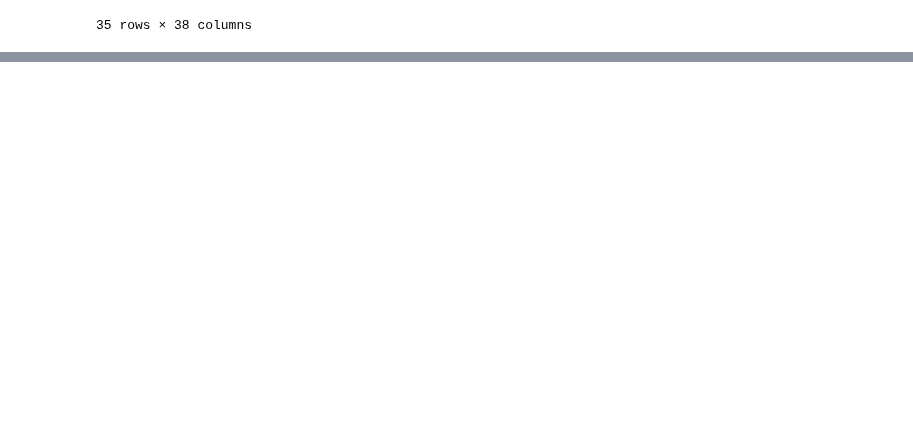
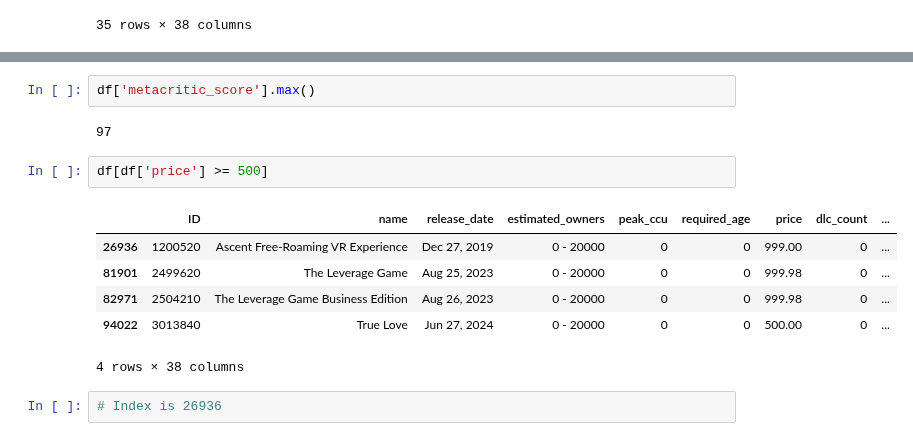
Before and after one commit to whoshilo/AI, a Jupyter notebook: Semester 1/Games/Mr. President, he's gaming.ipynb, the cells around one changed output, grey strips where cells are left out. Drawn from its saved outputs; the diff is of its cells as text; blank space fills up the shorter version.

```diff
--- a/Semester 1/Games/Mr. President, he's gaming.ipynb
+++ b/Semester 1/Games/Mr. President, he's gaming.ipynb
@@ -90,0 +97,15 @@ array(['Indie,Casual,Sports,Bowling',
+# %%
+df['metacritic_score'].max()
+# %% [output]
+97
+# %%
+df[df['price'] >= 500]
+# %% [output]
+|  | ID | name | release_date | estimated_owners | peak_ccu | required_age | price | dlc_count | ... |
+| 26936 | 1200520 | Ascent Free-Roaming VR Experience | Dec 27, 2019 | 0 - 20000 | 0 | 0 | 999.00 | 0 | ... |
+| 81901 | 2499620 | The Leverage Game | Aug 25, 2023 | 0 - 20000 | 0 | 0 | 999.98 | 0 | ... |
+| 82971 | 2504210 | The Leverage Game Business Edition | Aug 26, 2023 | 0 - 20000 | 0 | 0 | 999.98 | 0 | ... |
+| 94022 | 3013840 | True Love | Jun 27, 2024 | 0 - 20000 | 0 | 0 | 500.00 | 0 | ... |
+4 rows × 38 columns
+# %%
+# Index is 26936
```
Also changed, not shown: parts of 2 cells of this notebook, 2 other files.
